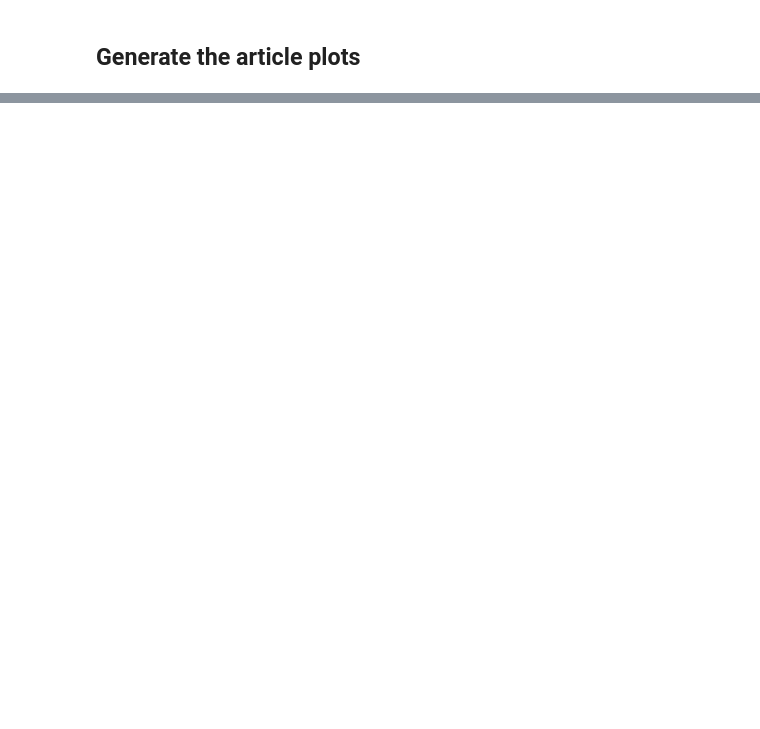
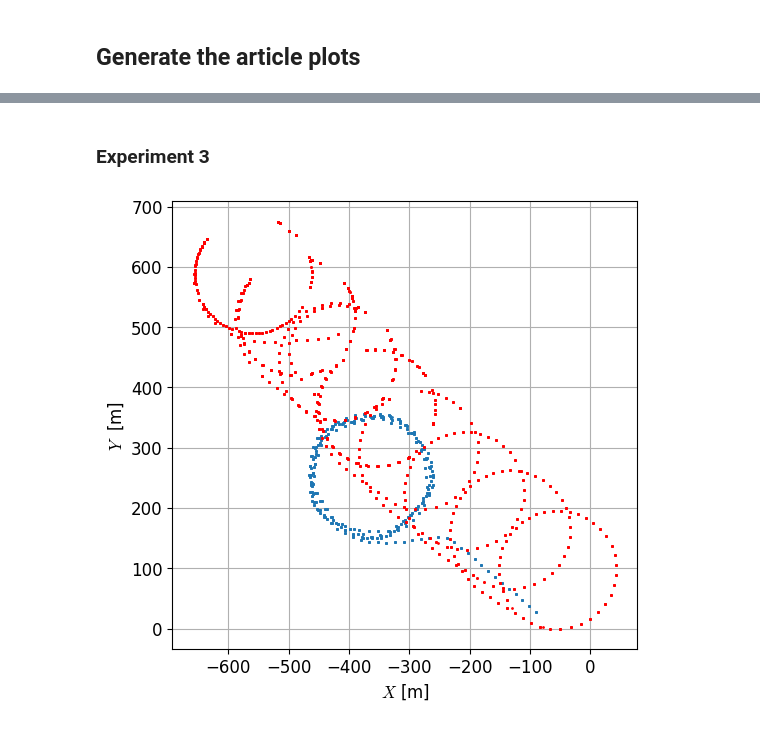
Before and after one commit to jesusBV20/gvf-ik, a Jupyter notebook: gvf_ik_art.ipynb, the cells around one changed output, grey strips where cells are left out. Saved outputs shown, nothing was run; the diff lists cells and outputs as text; code cells hidden in the pictures; blank space fills up the shorter version.

```diff
--- a/gvf_ik_art.ipynb
+++ b/gvf_ik_art.ipynb
@@ -175,0 +300,35 @@ exp1.plot(dpi=100, figsize=(13,6))
+# %% [markdown]
+### Experiment 3
+# %%
+# Loading data
+t0, tf = 180, None
+t0_old, tf_old = 800, 1400
+
+filename = "24_09_09__12_56_10.csv"
+filename_old = "24_08_08__08_26_39.csv"
+
+data = load_data(filename, t0, tf)
+data_old = load_data(filename_old, t0_old, tf_old)
+
+# Procressing the data
+data_x = np.array(data["NAVIGATION:pos_x"].to_list())
+data_y = np.array(data["NAVIGATION:pos_y"].to_list())
+
+data_x_old = np.array(data_old["NAVIGATION:pos_x"].to_list())
+data_y_old = np.array(data_old["NAVIGATION:pos_y"].to_list())
+
+# Plot
+fig = plt.figure(figsize=(6,6))
+ax = fig.subplots()
+
+ax.set_xlabel("$X$ [m]")
+ax.set_ylabel("$Y$  [m]")
+ax.set_aspect("equal")
+
+ax.plot(data_x, data_y, ".", markersize=2)
+ax.plot(data_x_old, data_y_old, ".r", markersize=2)
+ax.grid(True)
+
+plt.show()
+# %% [output]
+[figure, added]
```
Also changed, not shown: parts of 10 cells of this notebook, 6 other files.
